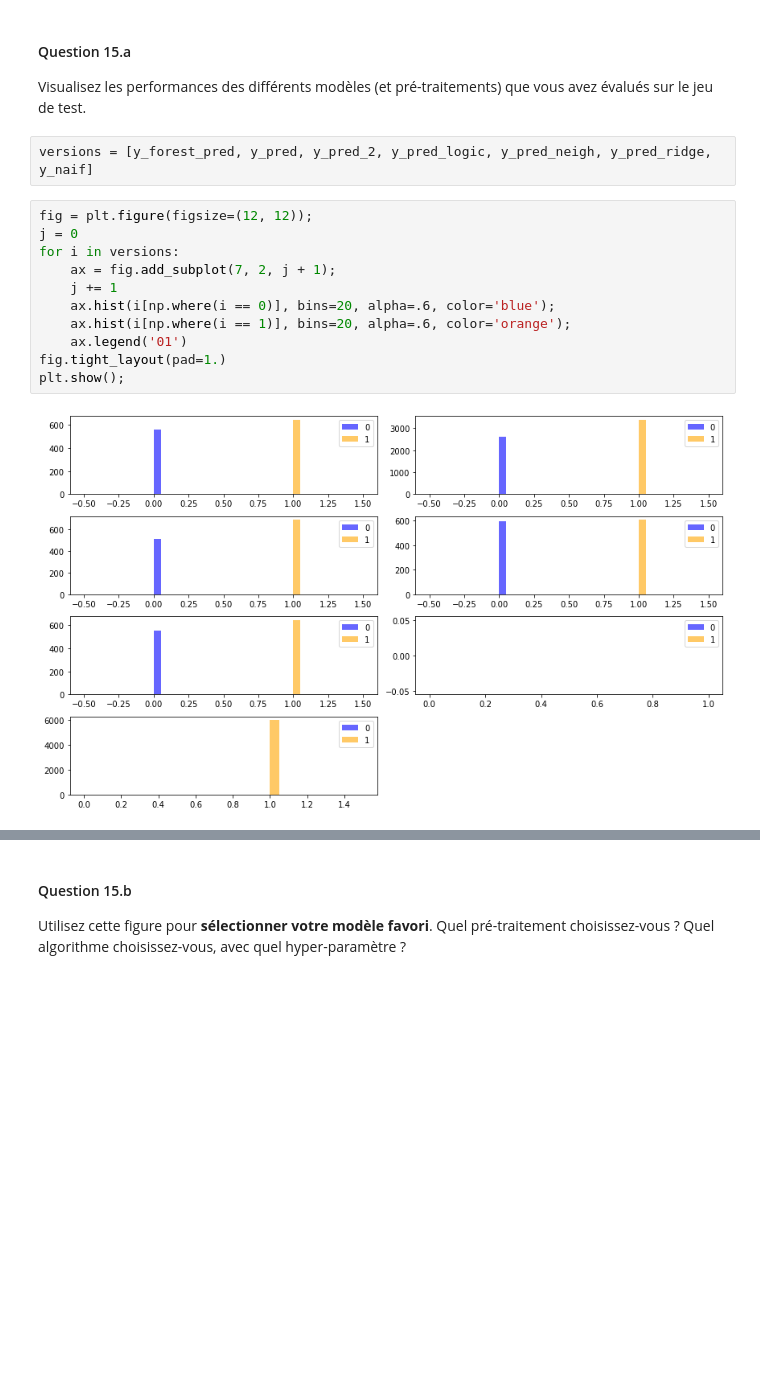
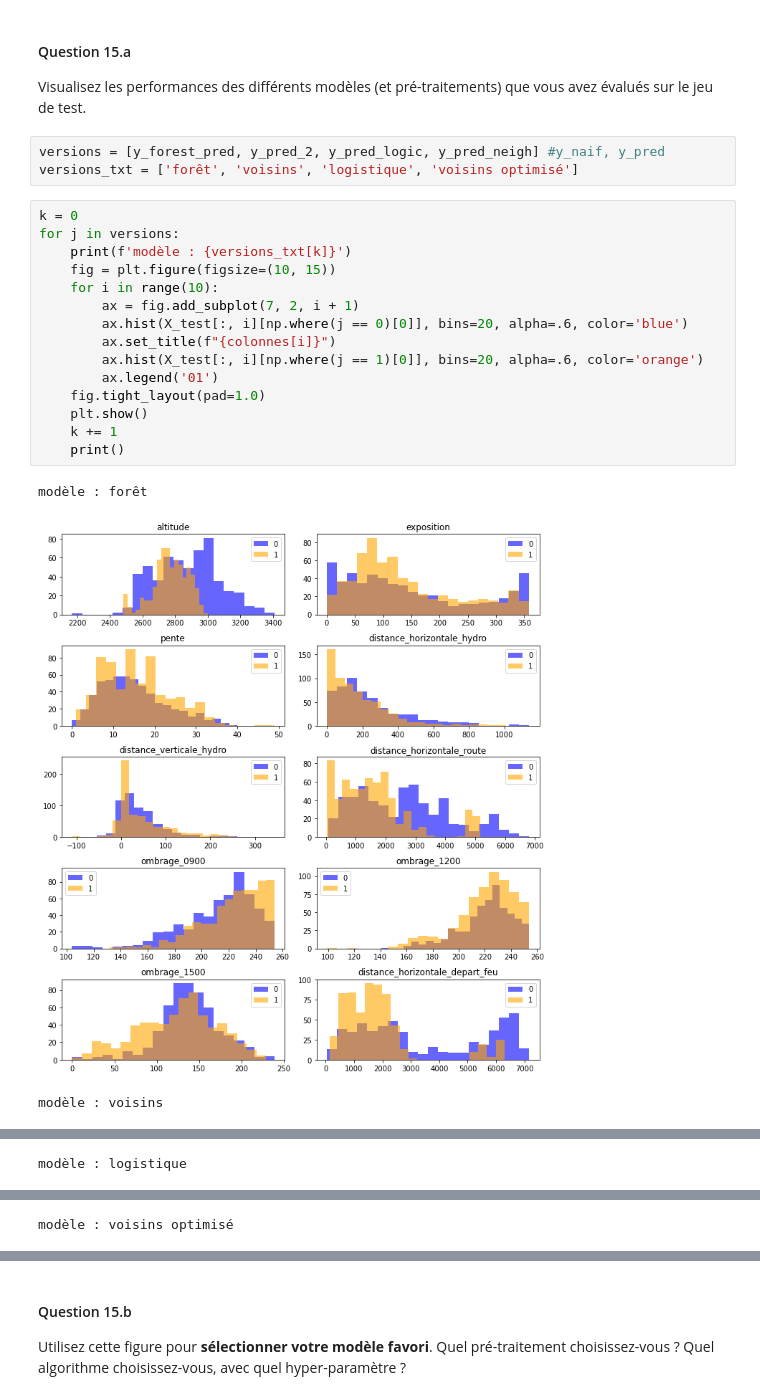
Before and after one commit to plgstalter/sdd_2021, a Jupyter notebook: projet/Projet.ipynb, the cells around one changed output, grey strips where cells are left out. Drawn from its saved outputs; the diff is of its cells as text; blank space fills up the shorter version.

```diff
--- a/projet/Projet.ipynb
+++ b/projet/Projet.ipynb
@@ -413,17 +413,24 @@ Après plusieurs tests, on observe qu'en augmentant encore le nombre d'arbres, o
 #### Question 15.a
 Visualisez les performances des différents modèles (et pré-traitements) que vous avez évalués sur le jeu de test.
 # %%
-versions = [y_forest_pred, y_pred, y_pred_2, y_pred_logic, y_pred_neigh, y_pred_ridge, y_naif]
+versions = [y_forest_pred, y_pred_2, y_pred_logic, y_pred_neigh] #y_naif, y_pred
+versions_txt = ['forêt', 'voisins', 'logistique', 'voisins optimisé']
-# %%
-fig = plt.figure(figsize=(12, 12));
-j = 0
-for i in versions:
-    ax = fig.add_subplot(7, 2, j + 1);
-    j += 1
-    ax.hist(i[np.where(i == 0)], bins=20, alpha=.6, color='blue');
-    ax.hist(i[np.where(i == 1)], bins=20, alpha=.6, color='orange');
-    ax.legend('01')
-fig.tight_layout(pad=1.)
-plt.show();
-# %% [output]
-[figure, removed]
+# %%
+k = 0
+for j in versions:
+    print(f'modèle : {versions_txt[k]}')
+    fig = plt.figure(figsize=(10, 15))
+    for i in range(10):
+        ax = fig.add_subplot(7, 2, i + 1)
+        ax.hist(X_test[:, i][np.where(j == 0)[0]], bins=20, alpha=.6, color='blue')
+        ax.set_title(f"{colonnes[i]}")
+        ax.hist(X_test[:, i][np.where(j == 1)[0]], bins=20, alpha=.6, color='orange')
+        ax.legend('01')
+    fig.tight_layout(pad=1.0)
+    plt.show()
+    k += 1
+    print()
+# %% [output]
+modèle : forêt
+[figure, added]
+modèle : voisins
@@ -429,0 +438 @@ plt.show();
+modèle : logistique
@@ -429,0 +440 @@ plt.show();
+modèle : voisins optimisé
```
Also changed, not shown: parts of 7 cells of this notebook.
